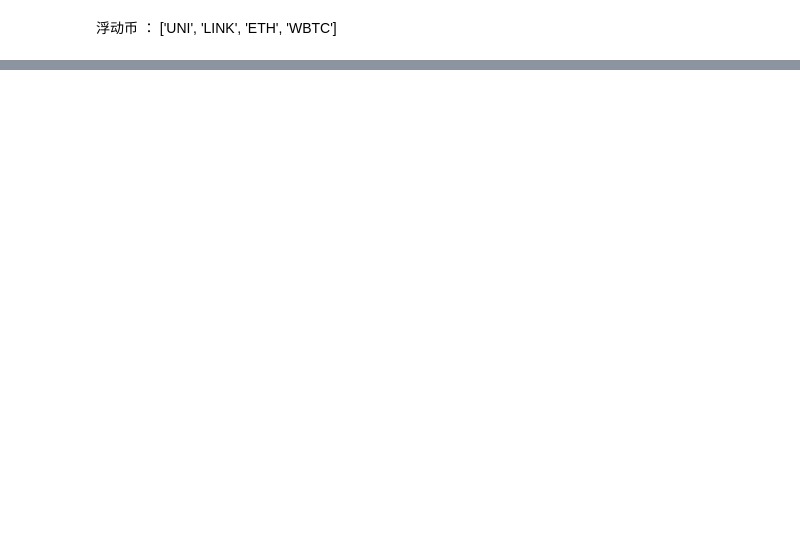
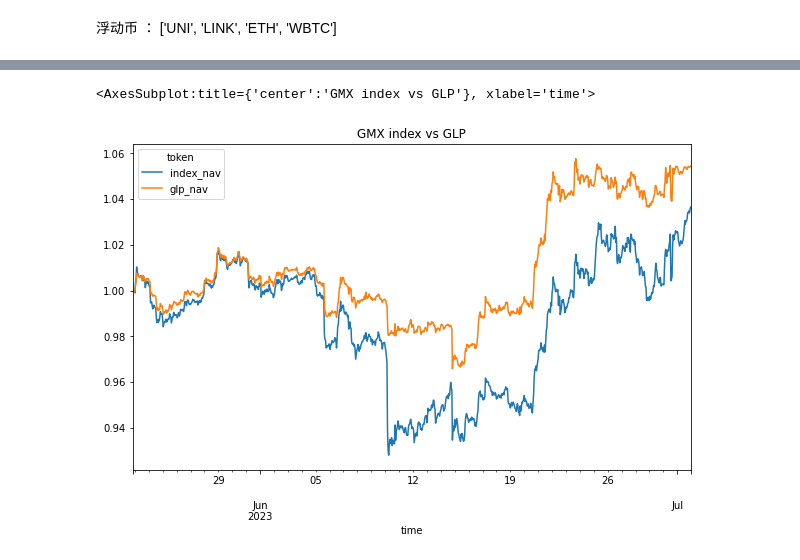
Before and after one commit to hanksong/hft_intern, a Jupyter notebook: GMX.ipynb, the cells around one changed output, grey strips where cells are left out. Cells and saved outputs as stored; diff of their text form; code cells hidden in the pictures; blank space fills up the shorter version.

```diff
--- a/GMX.ipynb
+++ b/GMX.ipynb
@@ -76,0 +85,8 @@ data_cut
+# %%
+# 获得价格
+prc = gmx.get_fast_price(symbol,end_day,['ETH',"WBTC","LINK","UNI"])
+# %%
+for key,value in prc.items():
+    temp = value.set_index('time')
+    compo_data['value.' + key.lower()] = temp['value.' + key.lower()]
+compo_data = compo_data.dropna()
@@ -76,0 +98,6 @@ data_cut
+# %%
+# 合成指数
+v0 = 10000
+compo_value = v0 * 0.5 * 1/4 / compo_data[['value.wbtc','value.eth','value.uni','value.link']].iloc[0]
+compo_data['index'] = (compo_value * compo_data[['value.wbtc','value.eth','value.uni','value.link']]).sum(axis = 1) + v0 * 0.5
+compo_data
@@ -76,0 +119,14 @@ data_cut
+# %%
+glp = gmx.get_glp(end_day)
+glp = glp[(glp['time'] >= compo_data.index.min()) & (glp['time'] <= compo_data.index.max())]
+glp.sort_values('time',inplace = True)
+glp.set_index('time',inplace = True)
+# %%
+compo_data['index_nav'] = compo_data['index'] / compo_data['index'].iloc[0]
+glp['glp_nav'] = glp['price'] / glp['price'].iloc[0]
+compo_data['glp_nav'] = glp['glp_nav']
+# 画图，白色背景
+compo_data[['index_nav','glp_nav']].plot(figsize = (10,6),title = 'GMX index vs GLP')
+# %% [output]
+<AxesSubplot:title={'center':'GMX index vs GLP'}, xlabel='time'>
+[figure, added]
```
Also changed, not shown: parts of 13 cells of this notebook, 4 other files.
